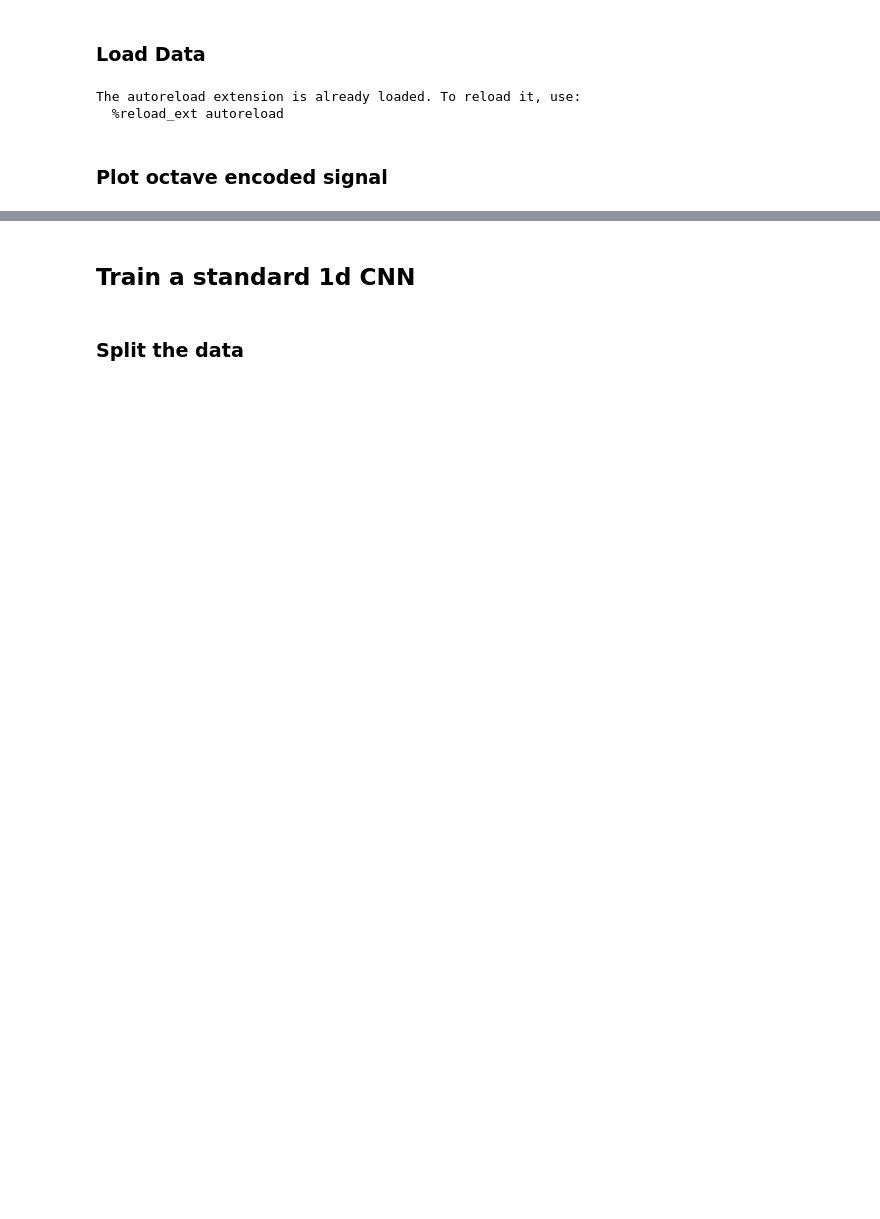
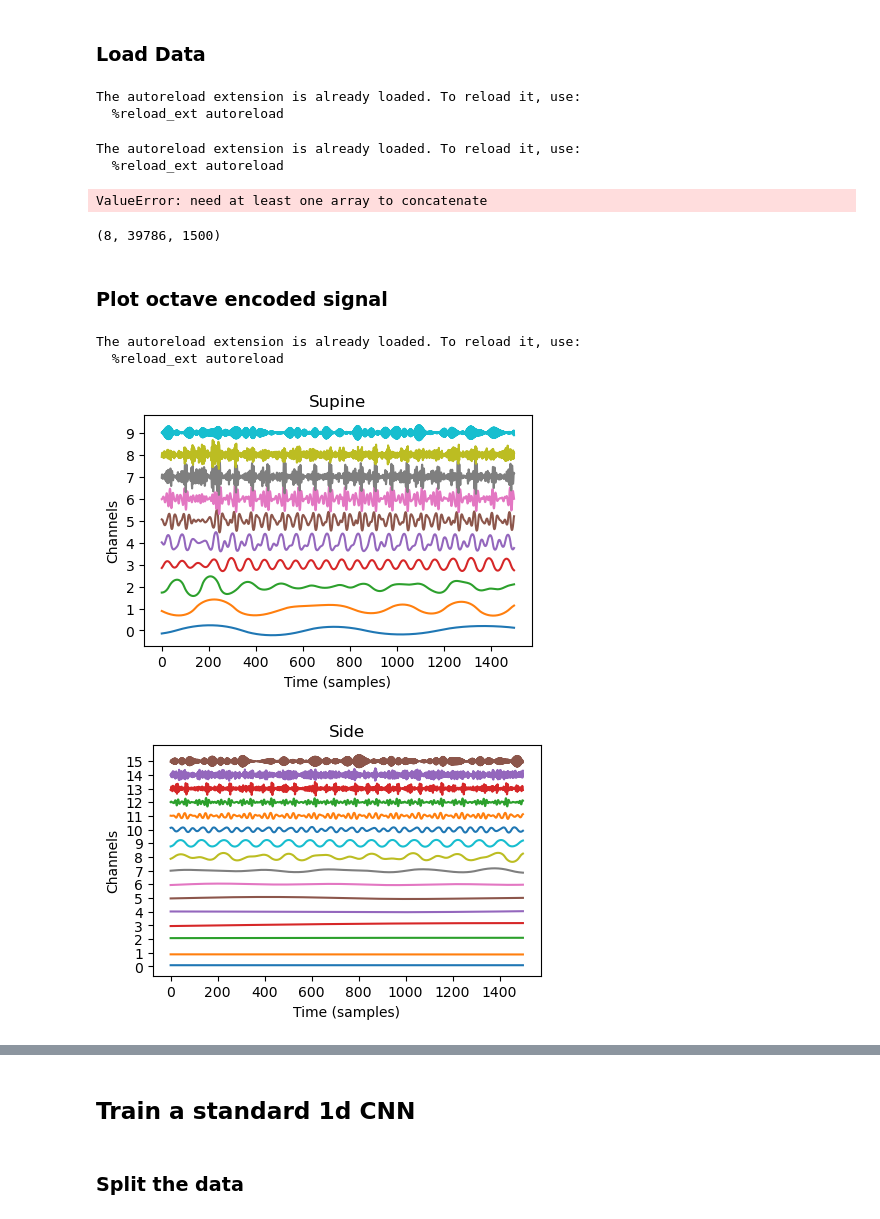
Before and after one commit to ResmedMichaelB/deepdive23, a Jupyter notebook: new_ml_approach/examples/position_clf.ipynb, the cells around one changed output, grey strips where cells are left out. Saved outputs shown, nothing was run; the diff lists cells and outputs as text; code cells hidden in the pictures; blank space fills up the shorter version.

```diff
--- a/new_ml_approach/examples/position_clf.ipynb
+++ b/new_ml_approach/examples/position_clf.ipynb
@@ -14,21 +14,43 @@ parent_path=os.path.abspath(os.path.join(cur_path,'..'))
 sys.path.append(parent_path)
 # %% [markdown]
 ### Load Data
+# %%
+%load_ext autoreload
+%autoreload 2
+
+from helpers.load_data import load_sig_tensor
+
+folder_path = r'C:\Users\MichaelB9\Data\S9 AHI\preprocessed'
+
+target_signal='Position'
+input_signals=['Flow']#, 'mask_pressure']
+
+json_files = glob.glob(os.path.join(folder_path,'*.json'))
+
+sig_tensor, target_tensor, subject_names = load_sig_tensor(
+    json_files,epoch_size = 60,epoch_step = 30,
+    sample_rate = 25, input_signals=input_signals,
+    target_signal=target_signal, levels =10,
+    dataset='s9',
+    )
+# %% [output]
+The autoreload extension is already loaded. To reload it, use:
+  %reload_ext autoreload
 # %%
 %load_ext autoreload
 %autoreload 2
 
 from helpers.load_data import load_sig_tensor
 
-folder_path = r'C:\Users\MichaelB9\Documents\POSA data\CPAP\Fillius\unprocessed'
+folder_path = r'C:\Users\MichaelB9\Data\Fillius\filtered'
 
-target_signal='position'
-input_signals=['flow', 'mask_pressure']
+target_signal='Position'
+input_signals=['Flow']#, 'mask_pressure']
 
 json_files = glob.glob(os.path.join(folder_path,'*.json'))
 
-sig_tensor, target_tensor, subject_names = load_sig_tensor(
-    json_files,epoch_size = 60,epoch_step = 60,
+sig_tensor1, target_tensor1, subject_names1 = load_sig_tensor(
+    json_files,epoch_size = 60,epoch_step = 30,
     sample_rate = 25, input_signals=input_signals,
     target_signal=target_signal,
     dataset='fillius',
@@ -36,3 +58,8 @@ sig_tensor, target_tensor, subject_names = load_sig_tensor(
 # %% [output]
 The autoreload extension is already loaded. To reload it, use:
   %reload_ext autoreload
+ValueError: need at least one array to concatenate
+# %%
+sig_tensor1['Flow'].shape
+# %% [output]
+(8, 39786, 1500)
@@ -39,5 +72,17 @@ The autoreload extension is already loaded. To reload it, use:
 # %% [markdown]
 ### Plot octave encoded signal
+# %%
+%load_ext autoreload
+%autoreload 2
+from helpers.plotting import plot_oct
+
+plot_oct(sig_tensor['Flow'][0:10,5,:],np.where(target_tensor[3]==1,'Supine','Side'))
+plot_oct(sig_tensor['Flow'][:,500,:],np.where(target_tensor[300]==1,'Supine','Side'))
+# %% [output]
+The autoreload extension is already loaded. To reload it, use:
+  %reload_ext autoreload
+[figure, added]
+[figure, added]
 # %%
 %load_ext autoreload
 %autoreload 2
```
Also changed, not shown: parts of 8 cells of this notebook, 10 other files.
